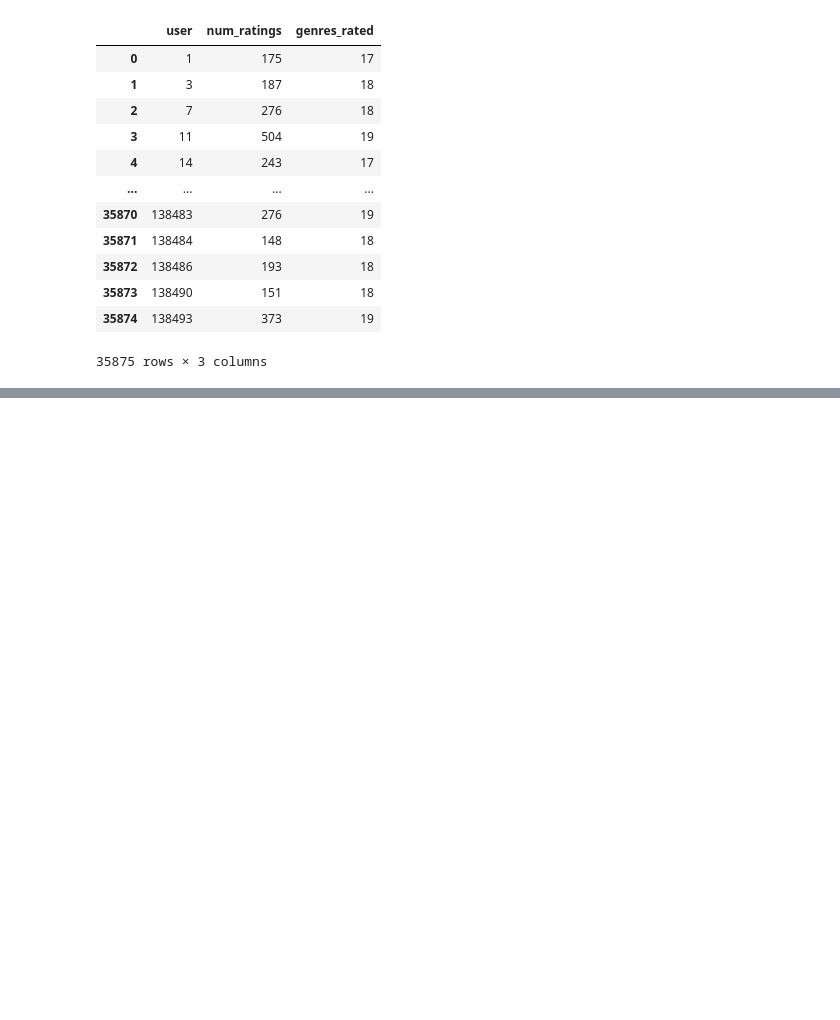
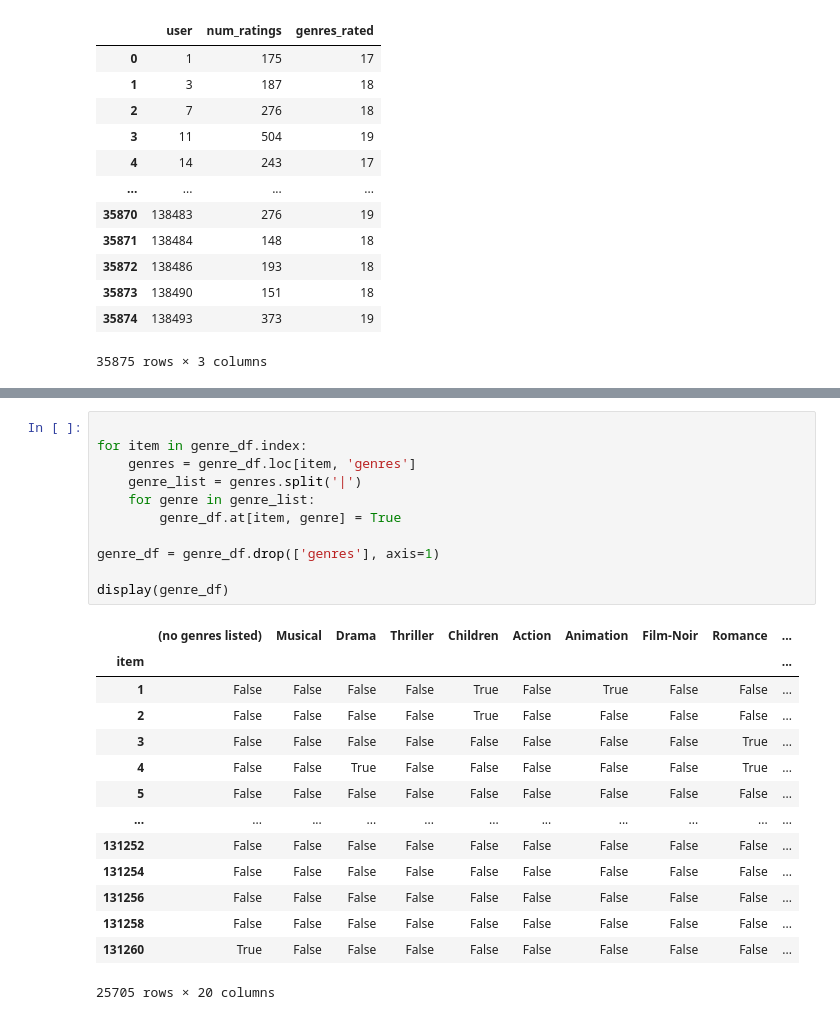
Before and after one commit to Cagancancacan/RecSys_Serendipity, a Jupyter notebook: Preprocessing.ipynb, the cells around one changed output, grey strips where cells are left out. Cells and saved outputs as stored; diff of their text form; blank space fills up the shorter version.

```diff
--- a/Preprocessing.ipynb
+++ b/Preprocessing.ipynb
@@ -187,0 +242,26 @@ display(expert_users)
+# %%
+
+for item in genre_df.index:
+    genres = genre_df.loc[item, 'genres']
+    genre_list = genres.split('|')
+    for genre in genre_list:
+        genre_df.at[item, genre] = True
+
+genre_df = genre_df.drop(['genres'], axis=1)
+
+display(genre_df)
+# %% [output]
+|  | (no genres listed) | Musical | Drama | Thriller | Children | Action | Animation | Film-Noir | Romance | ... |
+| item |  |  |  |  |  |  |  |  |  | ... |
+| 1 | False | False | False | False | True | False | True | False | False | ... |
+| 2 | False | False | False | False | True | False | False | False | False | ... |
+| 3 | False | False | False | False | False | False | False | False | True | ... |
+| 4 | False | False | True | False | False | False | False | False | True | ... |
+| 5 | False | False | False | False | False | False | False | False | False | ... |
+| ... | ... | ... | ... | ... | ... | ... | ... | ... | ... | ... |
+| 131252 | False | False | False | False | False | False | False | False | False | ... |
+| 131254 | False | False | False | False | False | False | False | False | False | ... |
+| 131256 | False | False | False | False | False | False | False | False | False | ... |
+| 131258 | False | False | False | False | False | False | False | False | False | ... |
+| 131260 | True | False | False | False | False | False | False | False | False | ... |
+25705 rows × 20 columns
```
Also changed, not shown: parts of 6 cells of this notebook.
